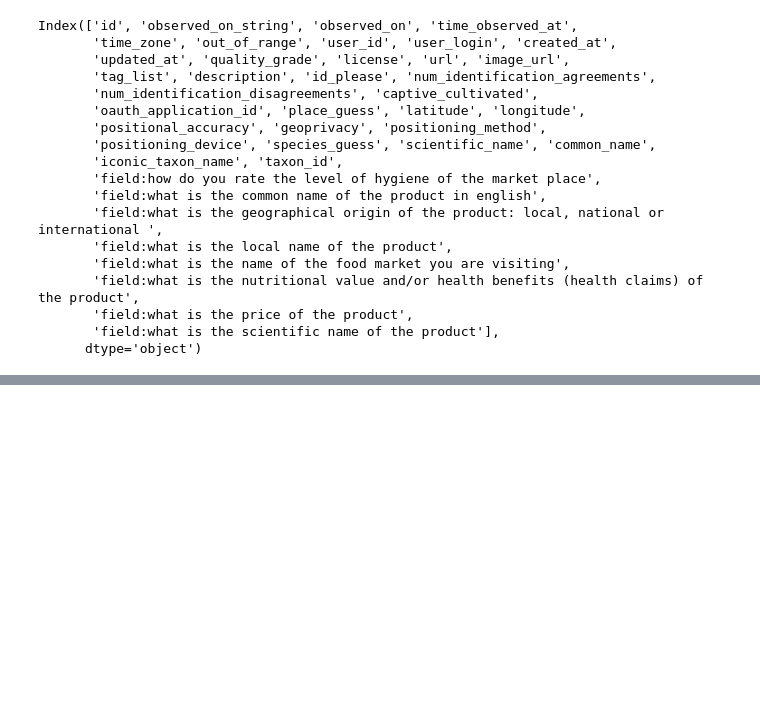
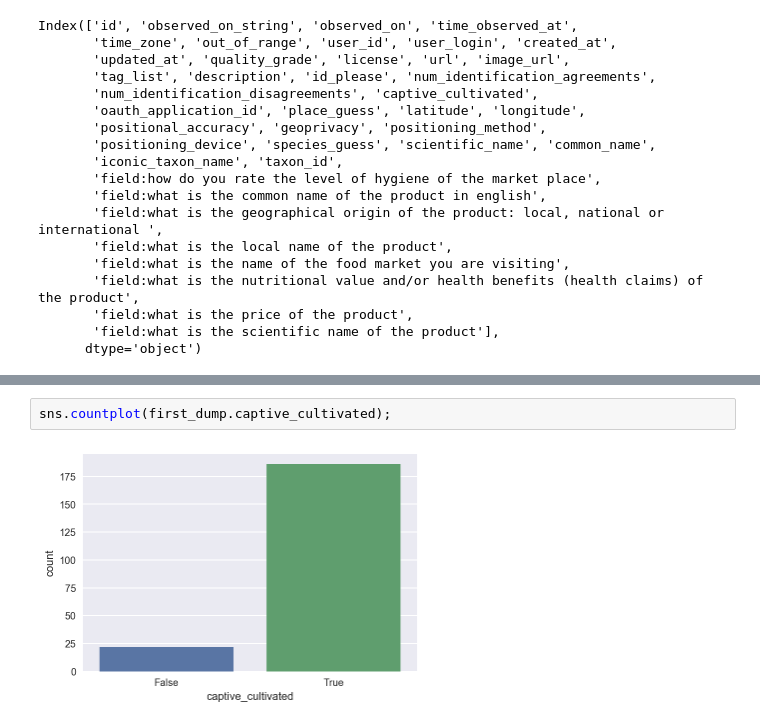
Before and after one commit to ggrrll/hack_foodmarkets, a Jupyter notebook: data_analysis_inaturalist.ipynb, the cells around one changed output, grey strips where cells are left out. Drawn from its saved outputs; the diff is of its cells as text; blank space fills up the shorter version.

```diff
--- a/data_analysis_inaturalist.ipynb
+++ b/data_analysis_inaturalist.ipynb
@@ -121,0 +132,4 @@ Index(['id', 'observed_on_string', 'observed_on', 'time_observed_at',
+# %%
+sns.countplot(first_dump.captive_cultivated);
+# %% [output]
+[figure, added]
```
Also changed, not shown: parts of 9 cells of this notebook.
